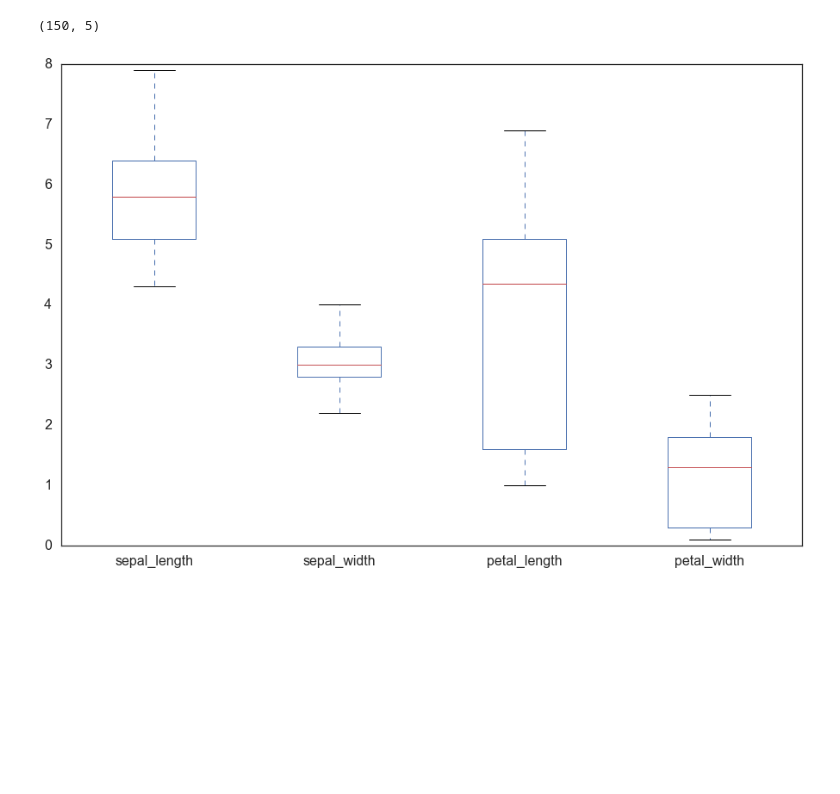
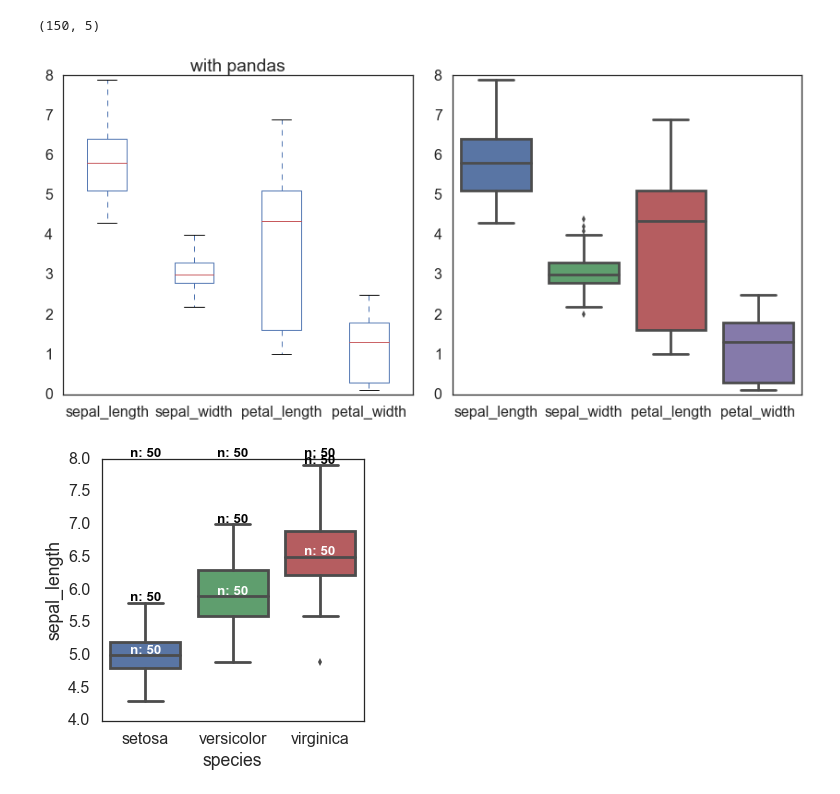
Before and after one commit to Tsinghua-gongjing/blog_codes, a Jupyter notebook: scripts/python_basic_plots.ipynb, the cells around one changed output. Cells and saved outputs as stored; diff of their text form; code cells hidden in the pictures; blank space fills up the shorter version.

Commit message:
add other box plots

```diff
--- a/scripts/python_basic_plots.ipynb
+++ b/scripts/python_basic_plots.ipynb
@@ -14,10 +14,40 @@ iris.shape
 # %% [output]
 (150, 5)
 # %%
-fig, ax= plt.subplots()
-iris.plot(kind='box', ax=ax)
+fig, ax= plt.subplots(1,2,figsize=(12,6))
+iris.plot(kind='box', ax=ax[0], title='with pandas')
+sns.boxplot(data=iris, ax=ax[1])
 plt.tight_layout()
 savefn = '/Users/gongjing/Dropbox/blog_codes/images/box_plot.png'
 plt.savefig(savefn)
 # %% [output]
-[figure, old version]
+[figure, new version]
+# %%
+fig, ax= plt.subplots(figsize=(5,5))
+sns.boxplot(x='species', y='sepal_length', data=iris)
+
+# Calculate number of obs per group & median to position labels
+medians = iris.groupby(['species'])['sepal_length'].median().values
+maxs = iris.groupby(['species'])['sepal_length'].max().values
+means = iris.groupby(['species'])['sepal_length'].mean().values
+nobs = iris['species'].value_counts().values
+nobs = [str(x) for x in nobs.tolist()]
+nobs = ["n: " + i for i in nobs]
+
+# add the number of observations on the top
+pos = range(len(nobs))
+for tick,label in zip(pos,ax.get_xticklabels()):
+    ax.text(pos[tick], medians[tick] + 0.03, nobs[tick],
+            horizontalalignment='center', size='x-small', color='w', weight='semibold')
+
+    ax.text(pos[tick], maxs[tick] + 0.03, nobs[tick],
+            horizontalalignment='center', size='x-small', color='black', weight='semibold')
+
+    ax.text(pos[tick], 8 + 0.03, nobs[tick],
+            horizontalalignment='center', size='x-small', color='black', weight='semibold')
+
+plt.tight_layout()
+savefn = '/Users/gongjing/Dropbox/blog_codes/images/box_plot2.png'
+plt.savefig(savefn)
+# %% [output]
+[figure, added]
```
Also changed, not shown: parts of 3 cells of this notebook, 5 other files.
